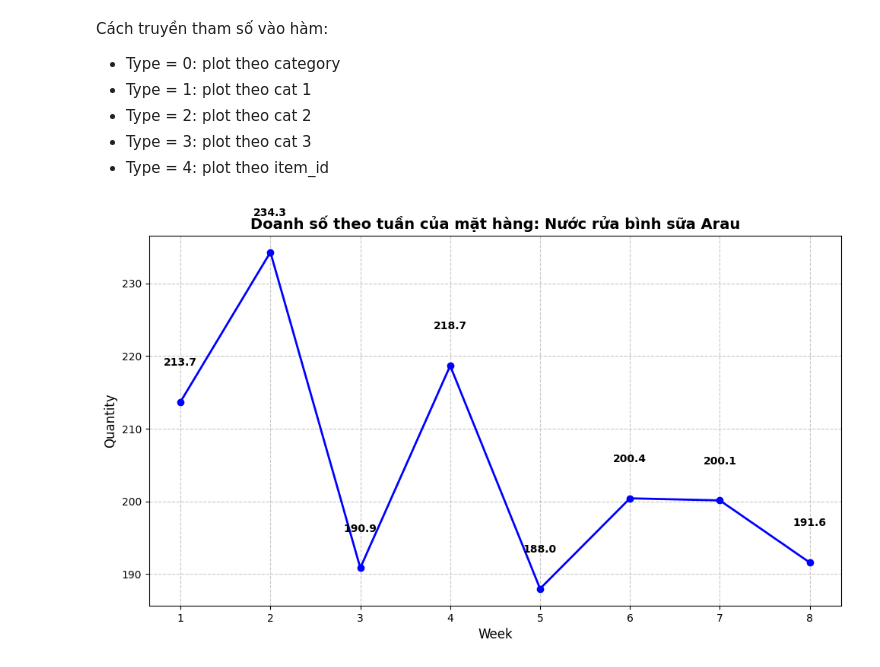
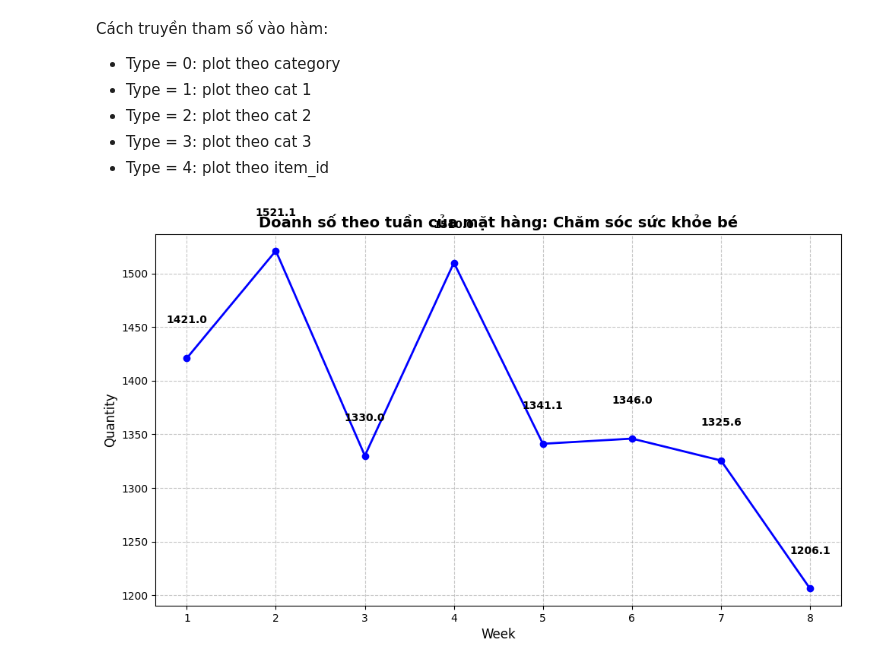
Before and after one commit to PhamThinh-Zoro/Group-3-CS116.Q21.KHTN, a Jupyter notebook: BT4/thinh.ipynb, the cells around one changed output. Saved outputs shown, nothing was run; the diff lists cells and outputs as text; code cells hidden in the pictures.

```diff
--- a/BT4/thinh.ipynb
+++ b/BT4/thinh.ipynb
@@ -261,32 +261,32 @@ def visualize(name, type):
         df_filtered = df_cat.filter(pl.col("category") == name).sort("week_id")
     elif type==1:
         df_filtered = df_cat1.filter(pl.col("category_l1") == name).sort("week_id")
     elif type==2:
         df_filtered = df_cat2.filter(pl.col("category_l2") == name).sort("week_id")
     elif type==3:
         df_filtered = df_cat3.filter(pl.col("category_l3") == name).sort("week_id")
     elif type==4:
         df_filtered = df_item.filter(pl.col("item_id") == name).sort("week_id")
 
     plt.figure(figsize=(10, 6))
 
     plt.plot(df_filtered['week_id'], df_filtered['total_quantity'], marker='o', color='blue', linewidth=2)
 
     for x, y in zip(df_filtered['week_id'], df_filtered['total_quantity']):
         plt.text(x, y + (max(df_filtered['total_quantity']) * 0.02), f"{y:.1f}",
                 ha='center', va='bottom', fontsize=10, color='black', fontweight='bold')
 
     plt.title(f"Doanh số theo tuần của mặt hàng: {name}", fontsize=14, fontweight='bold')
     plt.xlabel("Week", fontsize=12)
     plt.ylabel("Quantity", fontsize=12)
 
     plt.xticks([1,2,3,4,5,6,7,8])
 
     plt.grid(True, linestyle='--', alpha=0.7)
     plt.tight_layout()
 
     plt.show()
 
-visualize('Nước rửa bình sữa Arau', 0)
+visualize('Chăm sóc sức khỏe bé', 2)
 # %% [output]
-[figure, old version]
+[figure, new version]
```
Also changed, not shown: 1 other file.
